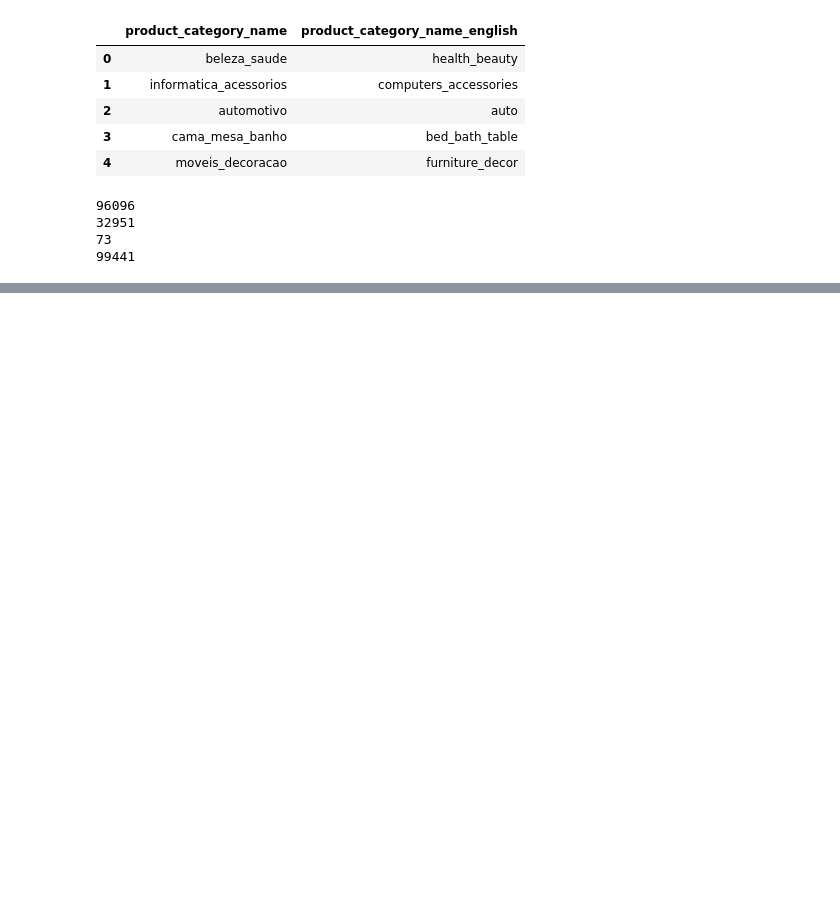
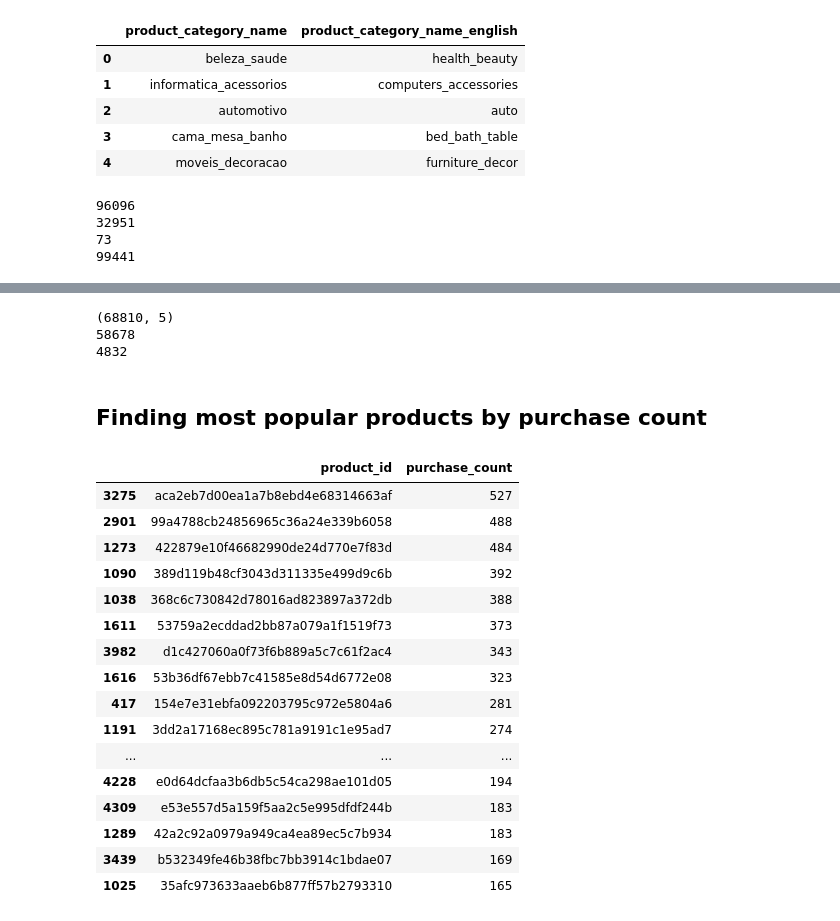
Before and after one commit to Shubham9975/MLops_Product_Recommendation_System, a Jupyter notebook: notebooks/01_data_discovery.ipynb, the cells around one changed output, grey strips where cells are left out. Drawn from its saved outputs; the diff is of its cells as text; code cells hidden in the pictures; blank space fills up the shorter version.

```diff
--- a/notebooks/01_data_discovery.ipynb
+++ b/notebooks/01_data_discovery.ipynb
@@ -280,0 +876,8 @@ interaction_df = (
+# %%
+interaction_df["order_purchase_timestamp"] = pd.to_datetime(
+    interaction_df["order_purchase_timestamp"]
+)
+
+interaction_df.set_index(
+    "order_purchase_timestamp"
+).resample("ME")["order_id"].count()
@@ -280,0 +918,6 @@ interaction_df = (
+# %%
+eligible_products = (
+    product_sales[product_sales >= 5]
+)
+
+eligible_products.shape
@@ -280,0 +954,43 @@ interaction_df = (
+# %%
+print(model_df.shape)
+
+print(model_df["customer_unique_id"].nunique())
+
+print(model_df["product_id"].nunique())
+# %% [output]
+(68810, 5)
+58678
+4832
+# %% [markdown]
+## Finding most popular products by purchase count
+# %%
+popular_products = (
+    model_df
+    .groupby("product_id")
+    .size()
+    .reset_index(name="purchase_count")
+    .sort_values(
+        "purchase_count",
+        ascending=False
+    )
+)
+
+popular_products.head(20)
+# %% [output]
+|  | product_id | purchase_count |
+| 3275 | aca2eb7d00ea1a7b8ebd4e68314663af | 527 |
+| 2901 | 99a4788cb24856965c36a24e339b6058 | 488 |
+| 1273 | 422879e10f46682990de24d770e7f83d | 484 |
+| 1090 | 389d119b48cf3043d311335e499d9c6b | 392 |
+| 1038 | 368c6c730842d78016ad823897a372db | 388 |
+| 1611 | 53759a2ecddad2bb87a079a1f1519f73 | 373 |
+| 3982 | d1c427060a0f73f6b889a5c7c61f2ac4 | 343 |
+| 1616 | 53b36df67ebb7c41585e8d54d6772e08 | 323 |
+| 417 | 154e7e31ebfa092203795c972e5804a6 | 281 |
+| 1191 | 3dd2a17168ec895c781a9191c1e95ad7 | 274 |
+| ... | ... | ... |
+| 4228 | e0d64dcfaa3b6db5c54ca298ae101d05 | 194 |
+| 4309 | e53e557d5a159f5aa2c5e995dfdf244b | 183 |
+| 1289 | 42a2c92a0979a949ca4ea89ec5c7b934 | 183 |
+| 3439 | b532349fe46b38fbc7bb3914c1bdae07 | 169 |
+| 1025 | 35afc973633aaeb6b877ff57b2793310 | 165 |
```
Also changed, not shown: parts of 86 cells of this notebook, 32 other files.
